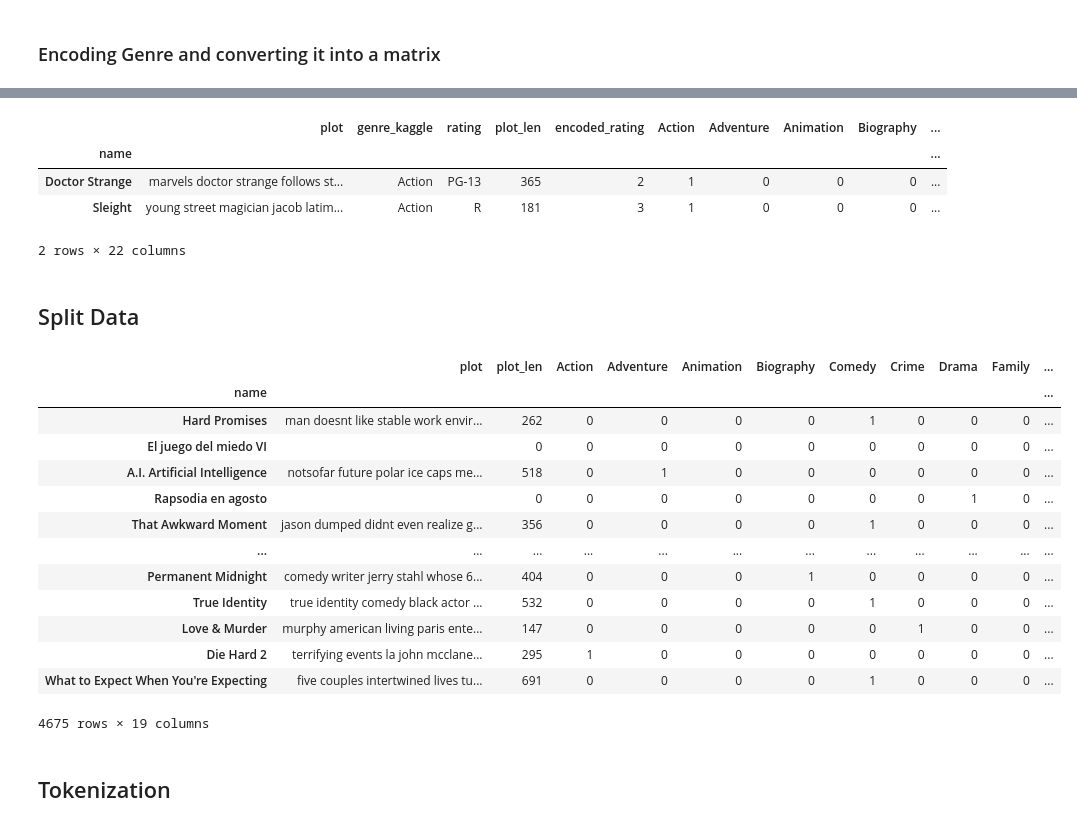
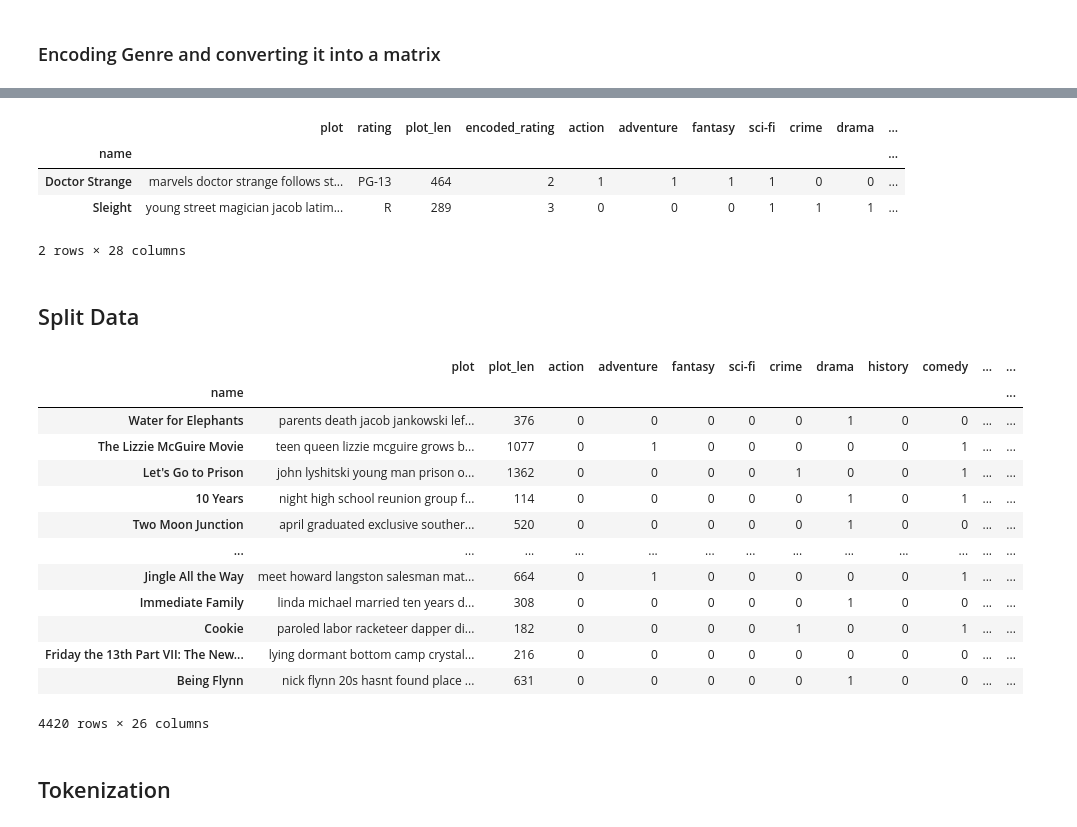
Before and after one commit to ztcnrh/NLP-Movie-Rating-Predictor, a Jupyter notebook: alannah/rating_classification-with-genre.ipynb, the cells around one changed output, grey strips where cells are left out. Saved outputs shown, nothing was run; the diff lists cells and outputs as text; code cells hidden in the pictures.

```diff
--- a/alannah/rating_classification-with-genre.ipynb
+++ b/alannah/rating_classification-with-genre.ipynb
@@ -90,2 +70,0 @@ df.head()
-# %%
-df["plot"].fillna("", inplace=True)
@@ -97,3 +71,6 @@ See the caveats in the documentation: https://pandas.pydata.org/pandas-docs/stab
+# %%
+df = df.dropna(axis='index', subset=['plot'])
+df["plot_len"] = [len(x) for x in df["plot"]]
 # %%
 # Remove punctuation
 import string
@@ -220,0 +166,5 @@ genres.head(3)
+# %%
+genres = pd.read_csv("https://data-bootcamp-ztc.s3.amazonaws.com/parsed_genres_table.csv")  # one hot encoding genres
+genres.set_index("name", inplace = True)
+genres = genres.drop(columns = ["genre_kaggle", "genres_omdb"])
+genres.head(3)
@@ -221,13 +178,13 @@ genres.head(3)
 # %%
-clean_df = pd.merge(df, genres, how = "left", on = "name")
+clean_df = pd.merge(df, genres, how = "inner", on = "name")
 clean_df.head(2)
 # import scipy
 # from scipy.sparse import csr_matrix
 # genres_mat = scipy.sparse.csr_matrix(genres.values)
 # genres_mat
 # %% [output]
-|  | plot | genre_kaggle | rating | plot_len | encoded_rating | Action | Adventure | Animation | Biography | ... |
-| name |  |  |  |  |  |  |  |  |  | ... |
-| Doctor Strange | marvels doctor strange follows st... | Action | PG-13 | 365 | 2 | 1 | 0 | 0 | 0 | ... |
-| Sleight | young street magician jacob latim... | Action | R | 181 | 3 | 1 | 0 | 0 | 0 | ... |
+|  | plot | rating | plot_len | encoded_rating | action | adventure | fantasy | sci-fi | crime | drama | ... |
+| name |  |  |  |  |  |  |  |  |  |  | ... |
+| Doctor Strange | marvels doctor strange follows st... | PG-13 | 464 | 2 | 1 | 1 | 1 | 1 | 0 | 0 | ... |
+| Sleight | young street magician jacob latim... | R | 289 | 3 | 0 | 0 | 0 | 1 | 1 | 1 | ... |
-2 rows × 22 columns
+2 rows × 28 columns
@@ -235,26 +194,26 @@ clean_df.head(2)
 ## Split Data
 # %%
 from sklearn.model_selection import train_test_split
-X = clean_df.drop(columns = ["genre_kaggle","rating","encoded_rating"])
+X = clean_df.drop(columns = ["rating","encoded_rating"])
 y = clean_df["encoded_rating"]
 
 X_train, X_test, y_train, y_test = train_test_split(X, y, random_state=42)
 X_train
 # %% [output]
-|  | plot | plot_len | Action | Adventure | Animation | Biography | Comedy | Crime | Drama | Family | ... |
-| name |  |  |  |  |  |  |  |  |  |  | ... |
-| Hard Promises | man doesnt like stable work envir... | 262 | 0 | 0 | 0 | 0 | 1 | 0 | 0 | 0 | ... |
-| El juego del miedo VI |  | 0 | 0 | 0 | 0 | 0 | 0 | 0 | 0 | 0 | ... |
-| A.I. Artificial Intelligence | notsofar future polar ice caps me... | 518 | 0 | 1 | 0 | 0 | 0 | 0 | 0 | 0 | ... |
-| Rapsodia en agosto |  | 0 | 0 | 0 | 0 | 0 | 0 | 0 | 1 | 0 | ... |
-| That Awkward Moment | jason dumped didnt even realize g... | 356 | 0 | 0 | 0 | 0 | 1 | 0 | 0 | 0 | ... |
-| ... | ... | ... | ... | ... | ... | ... | ... | ... | ... | ... | ... |
-| Permanent Midnight | comedy writer jerry stahl whose 6... | 404 | 0 | 0 | 0 | 1 | 0 | 0 | 0 | 0 | ... |
-| True Identity | true identity comedy black actor ... | 532 | 0 | 0 | 0 | 0 | 1 | 0 | 0 | 0 | ... |
-| Love & Murder | murphy american living paris ente... | 147 | 0 | 0 | 0 | 0 | 0 | 1 | 0 | 0 | ... |
-| Die Hard 2 | terrifying events la john mcclane... | 295 | 1 | 0 | 0 | 0 | 0 | 0 | 0 | 0 | ... |
-| What to Expect When You're Expecting | five couples intertwined lives tu... | 691 | 0 | 0 | 0 | 0 | 1 | 0 | 0 | 0 | ... |
+|  | plot | plot_len | action | adventure | fantasy | sci-fi | crime | drama | history | comedy | ... | ... |
+| name |  |  |  |  |  |  |  |  |  |  |  | ... |
+| Water for Elephants | parents death jacob jankowski lef... | 376 | 0 | 0 | 0 | 0 | 0 | 1 | 0 | 0 | ... | ... |
+| The Lizzie McGuire Movie | teen queen lizzie mcguire grows b... | 1077 | 0 | 1 | 0 | 0 | 0 | 0 | 0 | 1 | ... | ... |
+| Let's Go to Prison | john lyshitski young man prison o... | 1362 | 0 | 0 | 0 | 0 | 1 | 0 | 0 | 1 | ... | ... |
+| 10 Years | night high school reunion group f... | 114 | 0 | 0 | 0 | 0 | 0 | 1 | 0 | 1 | ... | ... |
+| Two Moon Junction | april graduated exclusive souther... | 520 | 0 | 0 | 0 | 0 | 0 | 1 | 0 | 0 | ... | ... |
+| ... | ... | ... | ... | ... | ... | ... | ... | ... | ... | ... | ... | ... |
+| Jingle All the Way | meet howard langston salesman mat... | 664 | 0 | 1 | 0 | 0 | 0 | 0 | 0 | 1 | ... | ... |
+| Immediate Family | linda michael married ten years d... | 308 | 0 | 0 | 0 | 0 | 0 | 1 | 0 | 0 | ... | ... |
+| Cookie | paroled labor racketeer dapper di... | 182 | 0 | 0 | 0 | 0 | 1 | 0 | 0 | 1 | ... | ... |
+| Friday the 13th Part VII: The New... | lying dormant bottom camp crystal... | 216 | 0 | 0 | 0 | 0 | 0 | 0 | 0 | 0 | ... | ... |
+| Being Flynn | nick flynn 20s hasnt found place ... | 631 | 0 | 0 | 0 | 0 | 0 | 1 | 0 | 0 | ... | ... |
-4675 rows × 19 columns
+4420 rows × 26 columns
 # %% [markdown]
 ## Tokenization
 # %%
```
Also changed, not shown: parts of 23 cells of this notebook, 3 other files.
